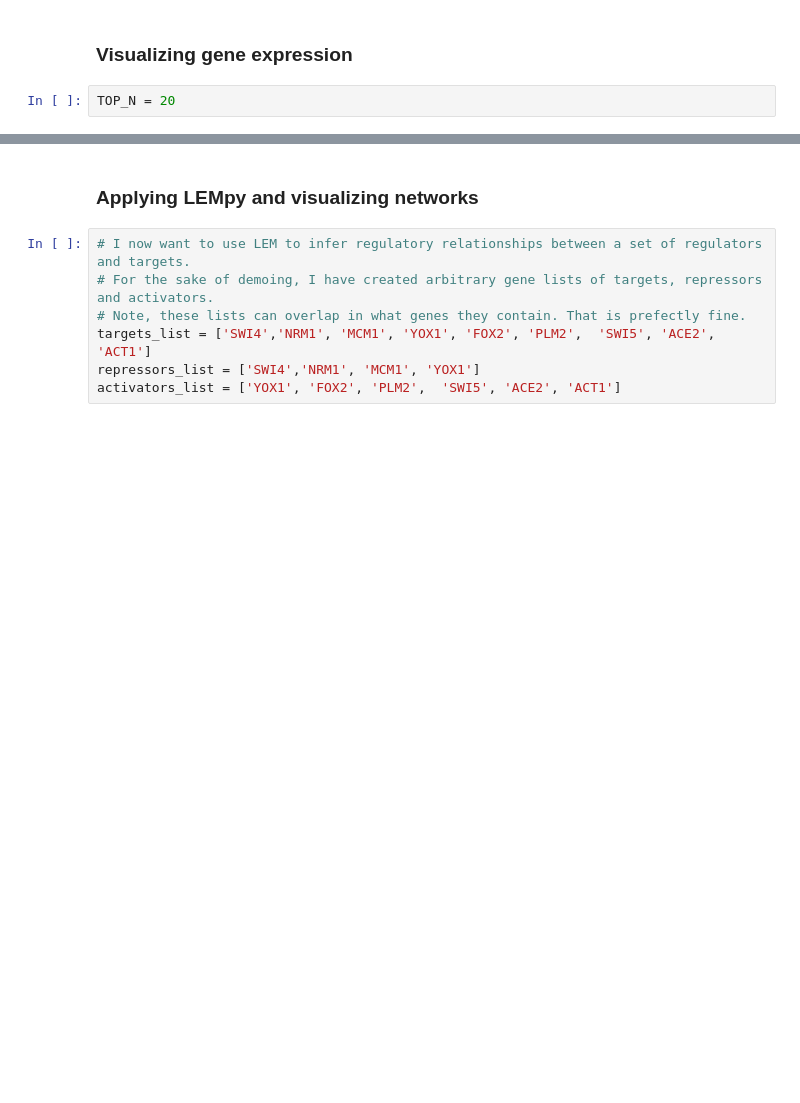
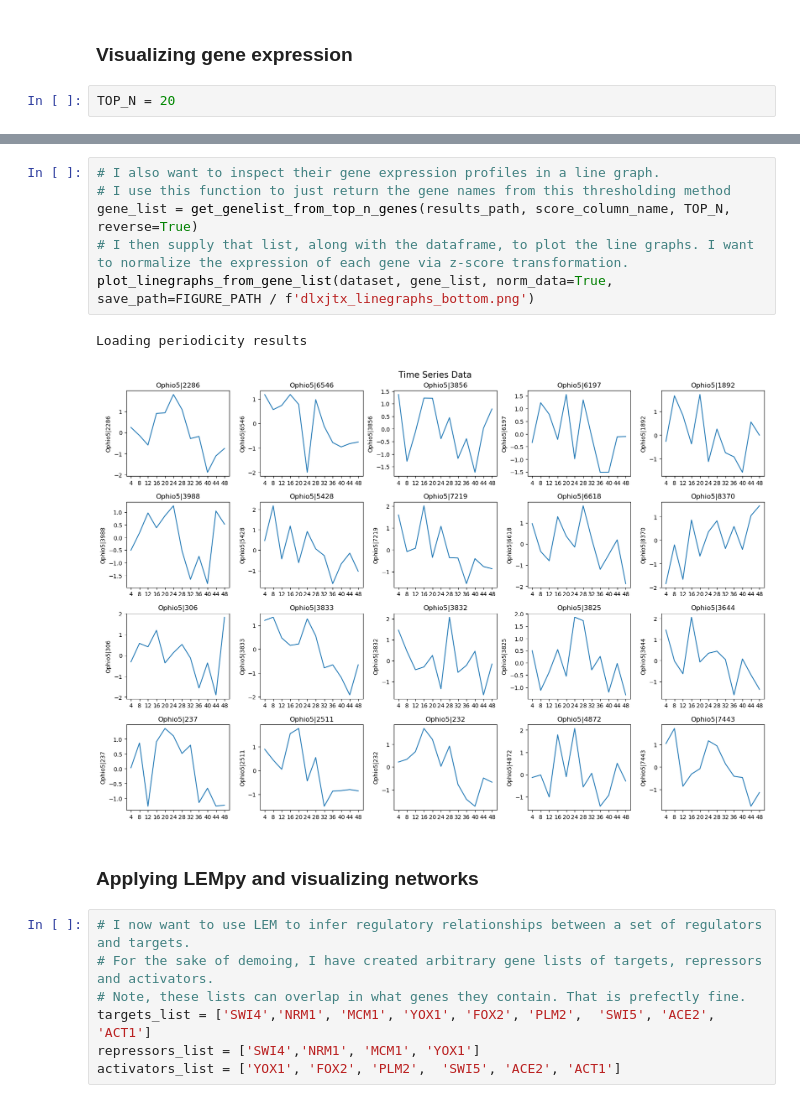
Before and after one commit to maxwellmlin/bio218-project, a Jupyter notebook: notebooks/data_to_network_demo@max.ipynb, the cells around one changed output, grey strips where cells are left out. Saved outputs shown, nothing was run; the diff lists cells and outputs as text; blank space fills up the shorter version.

```diff
--- a/notebooks/data_to_network_demo@max.ipynb
+++ b/notebooks/data_to_network_demo@max.ipynb
@@ -105,3 +110,12 @@ Loading periodicity results
+# %%
+# I also want to inspect their gene expression profiles in a line graph.
+# I use this function to just return the gene names from this thresholding method
+gene_list = get_genelist_from_top_n_genes(results_path, score_column_name, TOP_N, reverse=True)
+# I then supply that list, along with the dataframe, to plot the line graphs. I want to normalize the expression of each gene via z-score transformation.
+plot_linegraphs_from_gene_list(dataset, gene_list, norm_data=True, save_path=FIGURE_PATH / f'dlxjtx_linegraphs_bottom.png')
+# %% [output]
+Loading periodicity results
+[figure, added]
 # %% [markdown]
 ### Applying LEMpy and visualizing networks
 # %%
```
Also changed, not shown: parts of 13 cells of this notebook, 2 other files.
